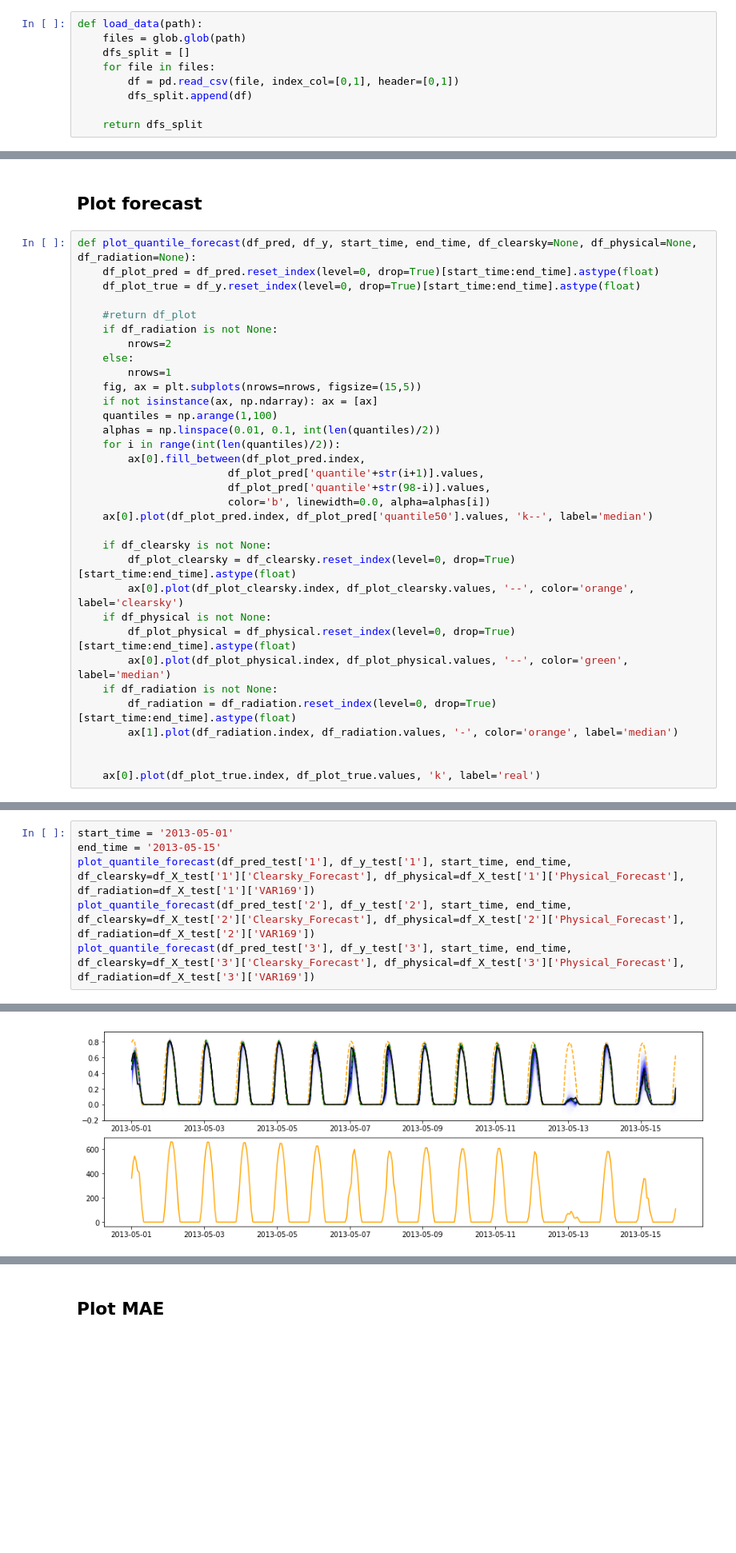
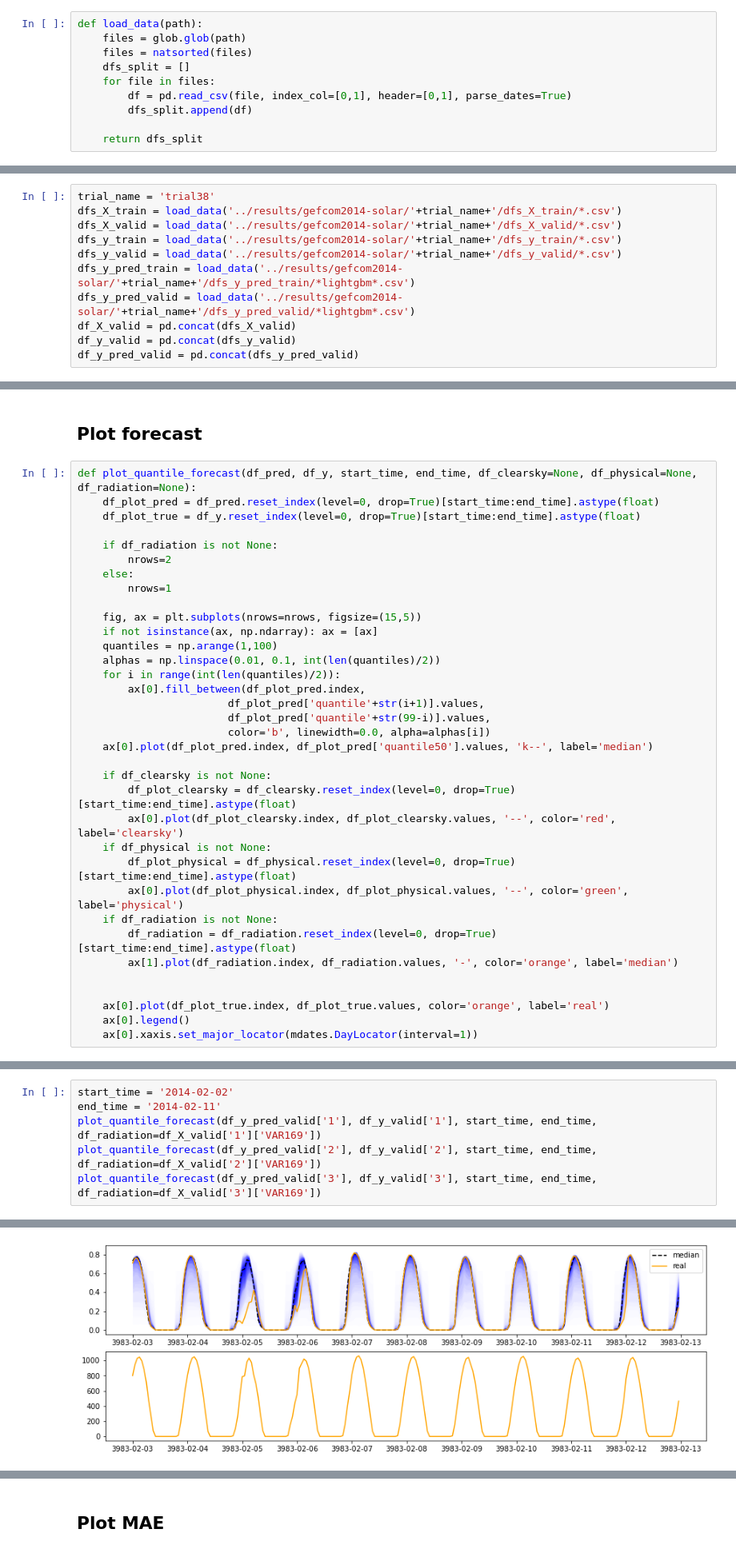
Before and after one commit to greenlytics/mqe-forecast, a Jupyter notebook: notebooks/nb-evaluate-forecast-gefcom2014-solar.ipynb, the cells around one changed output, grey strips where cells are left out. Shown at 80% size. Cells and saved outputs as stored; diff of their text form; blank space fills up the shorter version.

```diff
--- a/notebooks/nb-evaluate-forecast-gefcom2014-solar.ipynb
+++ b/notebooks/nb-evaluate-forecast-gefcom2014-solar.ipynb
@@ -9,9 +11,10 @@ import matplotlib.pyplot as plt
 # %%
 def load_data(path):
     files = glob.glob(path)
+    files = natsorted(files)
     dfs_split = []
     for file in files:
-        df = pd.read_csv(file, index_col=[0,1], header=[0,1])
+        df = pd.read_csv(file, index_col=[0,1], header=[0,1], parse_dates=True)
         dfs_split.append(df)
 
     return dfs_split
@@ -42,0 +21,11 @@ dfs_y_pred_test_model[0]['1']
+# %%
+trial_name = 'trial38'
+dfs_X_train = load_data('../results/gefcom2014-solar/'+trial_name+'/dfs_X_train/*.csv')
+dfs_X_valid = load_data('../results/gefcom2014-solar/'+trial_name+'/dfs_X_valid/*.csv')
+dfs_y_train = load_data('../results/gefcom2014-solar/'+trial_name+'/dfs_y_train/*.csv')
+dfs_y_valid = load_data('../results/gefcom2014-solar/'+trial_name+'/dfs_y_valid/*.csv')
+dfs_y_pred_train = load_data('../results/gefcom2014-solar/'+trial_name+'/dfs_y_pred_train/*lightgbm*.csv')
+dfs_y_pred_valid = load_data('../results/gefcom2014-solar/'+trial_name+'/dfs_y_pred_valid/*lightgbm*.csv')
+df_X_valid = pd.concat(dfs_X_valid)
+df_y_valid = pd.concat(dfs_y_valid)
+df_y_pred_valid = pd.concat(dfs_y_pred_valid)
@@ -47,11 +41,11 @@ def plot_quantile_forecast(df_pred, df_y, start_time, end_time, df_clearsky=None
     df_plot_pred = df_pred.reset_index(level=0, drop=True)[start_time:end_time].astype(float)
     df_plot_true = df_y.reset_index(level=0, drop=True)[start_time:end_time].astype(float)
 
-    #return df_plot
     if df_radiation is not None:
         nrows=2
     else:
         nrows=1
+
     fig, ax = plt.subplots(nrows=nrows, figsize=(15,5))
     if not isinstance(ax, np.ndarray): ax = [ax]
     quantiles = np.arange(1,100)
@@ -59,19 +53,21 @@ def plot_quantile_forecast(df_pred, df_y, start_time, end_time, df_clearsky=None
     for i in range(int(len(quantiles)/2)):
         ax[0].fill_between(df_plot_pred.index,
                         df_plot_pred['quantile'+str(i+1)].values,
-                        df_plot_pred['quantile'+str(98-i)].values,
+                        df_plot_pred['quantile'+str(99-i)].values,
                         color='b', linewidth=0.0, alpha=alphas[i])
     ax[0].plot(df_plot_pred.index, df_plot_pred['quantile50'].values, 'k--', label='median')
 
     if df_clearsky is not None:
         df_plot_clearsky = df_clearsky.reset_index(level=0, drop=True)[start_time:end_time].astype(float)
-        ax[0].plot(df_plot_clearsky.index, df_plot_clearsky.values, '--', color='orange', label='clearsky')
+        ax[0].plot(df_plot_clearsky.index, df_plot_clearsky.values, '--', color='red', label='clearsky')
     if df_physical is not None:
         df_plot_physical = df_physical.reset_index(level=0, drop=True)[start_time:end_time].astype(float)
-        ax[0].plot(df_plot_physical.index, df_plot_physical.values, '--', color='green', label='median')
+        ax[0].plot(df_plot_physical.index, df_plot_physical.values, '--', color='green', label='physical')
     if df_radiation is not None:
         df_radiation = df_radiation.reset_index(level=0, drop=True)[start_time:end_time].astype(float)
         ax[1].plot(df_radiation.index, df_radiation.values, '-', color='orange', label='median')
 
 
-    ax[0].plot(df_plot_true.index, df_plot_true.values, 'k', label='real')
+    ax[0].plot(df_plot_true.index, df_plot_true.values, color='orange', label='real')
+    ax[0].legend()
+    ax[0].xaxis.set_major_locator(mdates.DayLocator(interval=1))
@@ -87,7 +74,7 @@ plot_quantile_forecast(dfs_y_pred_test_model[0]['1'], dfs_y_test_split[0]['1'],
 # %%
-start_time = '2013-05-01'
-end_time = '2013-05-15'
-plot_quantile_forecast(df_pred_test['1'], df_y_test['1'], start_time, end_time, df_clearsky=df_X_test['1']['Clearsky_Forecast'], df_physical=df_X_test['1']['Physical_Forecast'], df_radiation=df_X_test['1']['VAR169'])
-plot_quantile_forecast(df_pred_test['2'], df_y_test['2'], start_time, end_time, df_clearsky=df_X_test['2']['Clearsky_Forecast'], df_physical=df_X_test['2']['Physical_Forecast'], df_radiation=df_X_test['2']['VAR169'])
-plot_quantile_forecast(df_pred_test['3'], df_y_test['3'], start_time, end_time, df_clearsky=df_X_test['3']['Clearsky_Forecast'], df_physical=df_X_test['3']['Physical_Forecast'], df_radiation=df_X_test['3']['VAR169'])
+start_time = '2014-02-02'
+end_time = '2014-02-11'
+plot_quantile_forecast(df_y_pred_valid['1'], df_y_valid['1'], start_time, end_time, df_radiation=df_X_valid['1']['VAR169'])
+plot_quantile_forecast(df_y_pred_valid['2'], df_y_valid['2'], start_time, end_time, df_radiation=df_X_valid['2']['VAR169'])
+plot_quantile_forecast(df_y_pred_valid['3'], df_y_valid['3'], start_time, end_time, df_radiation=df_X_valid['3']['VAR169'])
 # %% [output]
@@ -94 +99 @@ plot_quantile_forecast(df_pred_test['3'], df_y_test['3'], start_time, end_time,
-[figure, old version]
+[figure, new version]
```
Also changed, not shown: parts of 29 cells of this notebook, 9 other files.
